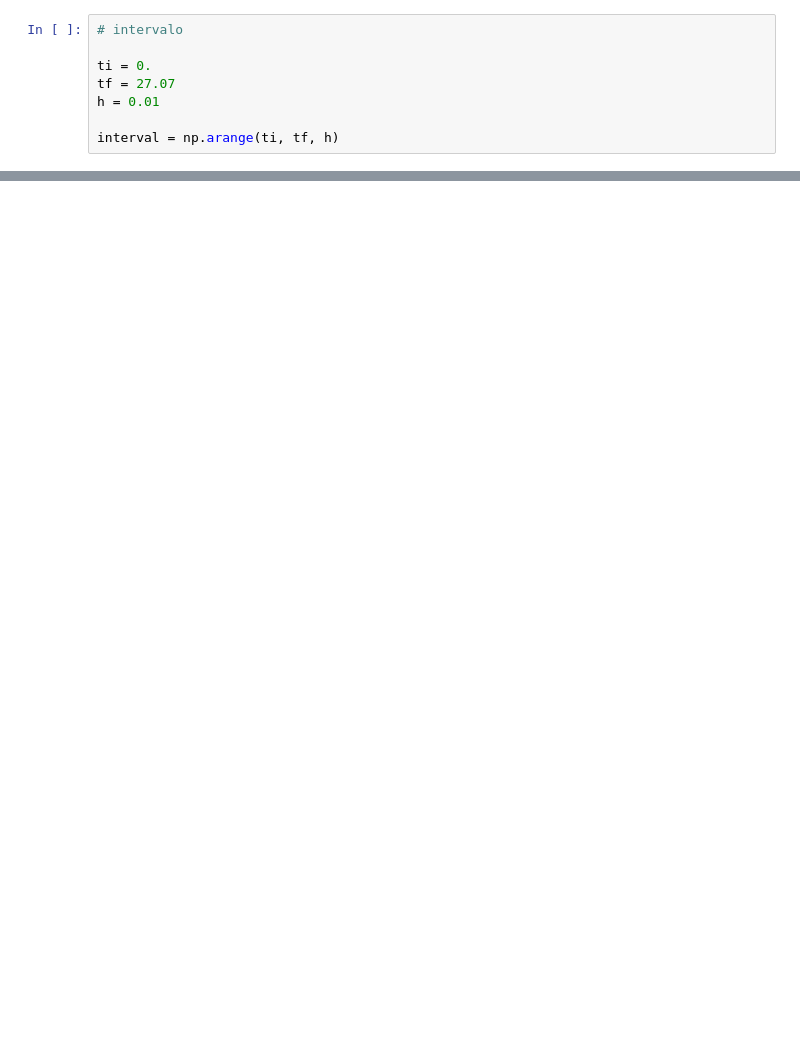
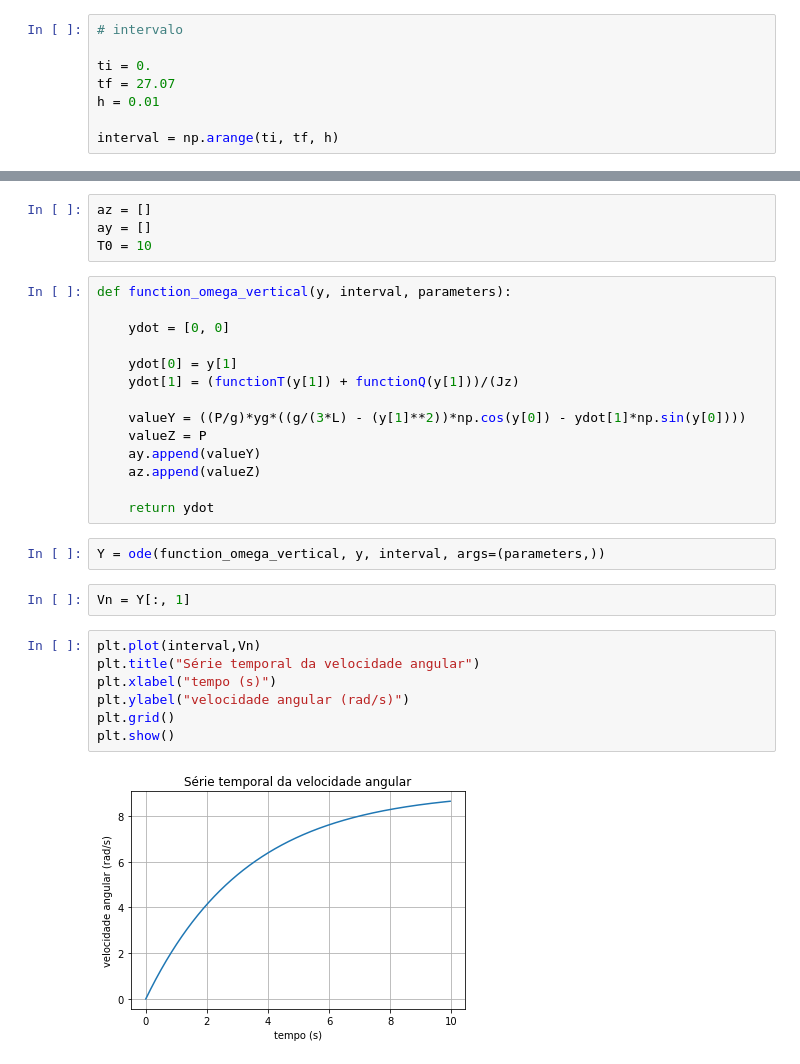
Before and after one commit to danielvitorpd/emsc-2, a Jupyter notebook: EMSC2.ipynb, the cells around one changed output, grey strips where cells are left out. Cells and saved outputs as stored; diff of their text form; blank space fills up the shorter version.

```diff
--- a/EMSC2.ipynb
+++ b/EMSC2.ipynb
@@ -135,0 +220,31 @@ plt.grid()
+# %%
+az = []
+ay = []
+T0 = 10
+# %%
+def function_omega_vertical(y, interval, parameters):
+
+    ydot = [0, 0]
+
+    ydot[0] = y[1]
+    ydot[1] = (functionT(y[1]) + functionQ(y[1]))/(Jz)
+
+    valueY = ((P/g)*yg*((g/(3*L) - (y[1]**2))*np.cos(y[0]) - ydot[1]*np.sin(y[0])))
+    valueZ = P
+    ay.append(valueY)
+    az.append(valueZ)
+
+    return ydot
+# %%
+Y = ode(function_omega_vertical, y, interval, args=(parameters,))
+# %%
+Vn = Y[:, 1]
+# %%
+plt.plot(interval,Vn)
+plt.title("Série temporal da velocidade angular")
+plt.xlabel("tempo (s)")
+plt.ylabel("velocidade angular (rad/s)")
+plt.grid()
+plt.show()
+# %% [output]
+[figure, added]
```
Also changed, not shown: parts of 30 cells of this notebook.
